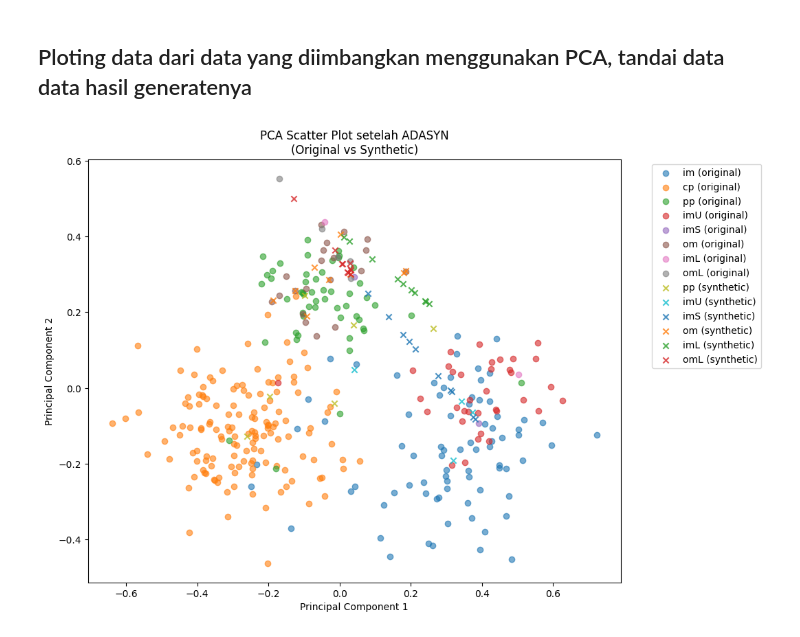
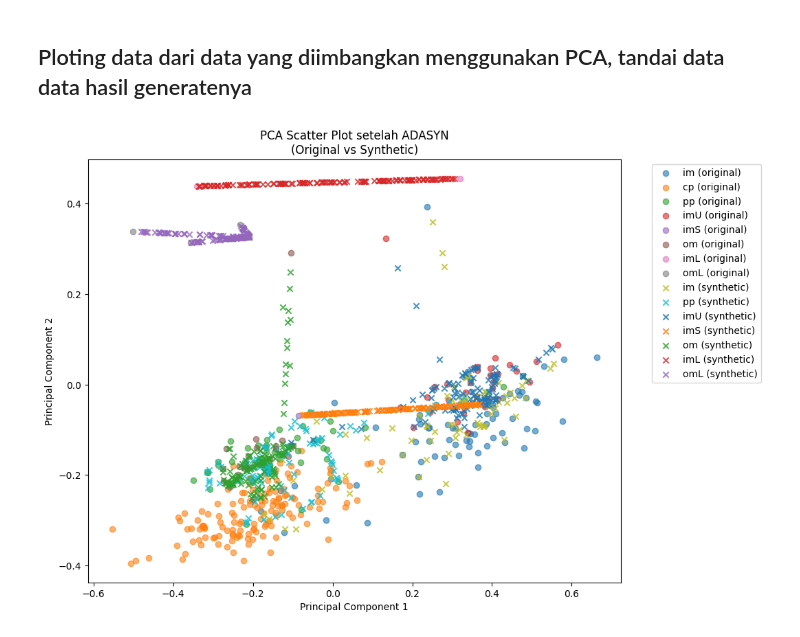
Before and after one commit to Frinzz03/PSD, a Jupyter notebook: _sources/Imbalanced Data.ipynb, the cells around one changed output. Drawn from its saved outputs; the diff is of its cells as text; code cells hidden in the pictures.

Commit message:
update_imbalanced_data

```diff
--- a/_sources/Imbalanced Data.ipynb
+++ b/_sources/Imbalanced Data.ipynb
@@ -79,12 +81,9 @@ print(tabulate(df, headers='keys', tablefmt='grid'))
 
 Data ditampilkan menggunakan PCA yang mana data sudaha ditranspormasikan menjadi 2 dimensi
 # %%
-import matplotlib.pyplot as plt
-from sklearn.preprocessing import StandardScaler
-from sklearn.decomposition import PCA
-
 # Pisahkan fitur dan target
 X = df.drop(columns=['Sequence','class'])
+y = df["class"]
 
 # Lakukan PCA ke 2 dimensi
 pca = PCA(n_components=2)
@@ -190,0 +111,24 @@ plt.show()
+# %%
+# Ambil data dari MySQL
+df = fetch_mysql_data()
+
+# Pastikan kolom kelas ada
+if "class" in df.columns:
+    # Hitung jumlah data tiap kelas
+    class_counts = df["class"].value_counts()
+
+    # Tampilkan dalam bentuk angka
+    print("Jumlah data untuk setiap kelas:")
+    print(class_counts)
+
+    # Visualisasi dalam bentuk grafik batang
+    plt.figure(figsize=(8, 5))
+    class_counts.plot(kind="bar", color="skyblue", edgecolor="black")
+    plt.title("Jumlah Data per Kelas")
+    plt.xlabel("Kelas")
+    plt.ylabel("Jumlah")
+    plt.xticks(rotation=45)
+    plt.tight_layout()
+    plt.show()
+else:
+    print("Kolom 'class' tidak ditemukan dalam dataset.")
@@ -195,38 +432,40 @@ from sklearn.decomposition import PCA
 import matplotlib.pyplot as plt
 import pandas as pd
 
-# 1. Simpan jumlah data awal
-n_original = len(X)
+# 1. Simpan jumlah data awal (sebelum ADASYN)
+# Mengambil jumlah data dari df asli, bukan dari X
+n_original = len(df)
 
-# 2. Lakukan PCA ke 2 dimensi
+# 2. Lakukan PCA ke 2 dimensi pada data hasil ADASYN
 pca = PCA(n_components=2)
-X_pca = pca.fit_transform(nt)
+X_pca = pca.fit_transform(X_resampled) # Menggunakan X_resampled dari ADASYN
 
 # 3. Buat DataFrame hasil PCA untuk plotting
 df_pca = pd.DataFrame(X_pca, columns=["PC1", "PC2"])
-df_pca["class"] = ns.values if isinstance(ns, pd.Series) else ns
+df_pca["class"] = y_resampled # Menggunakan y_resampled dari ADASYN
 
 # Tandai data asli vs synthetic
+# Asumsikan sampel asli berada di awal X_resampled/y_resampled
 df_pca["status"] = ["original"] * n_original + ["synthetic"] * (len(df_pca) - n_original)
 
 # 4. Scatter plot dengan penanda synthetic
 plt.figure(figsize=(10,8))
 
 # Plot data original
 for c in df_pca["class"].unique():
     subset = df_pca[(df_pca["class"] == c) & (df_pca["status"] == "original")]
     plt.scatter(subset["PC1"], subset["PC2"], label=f"{c} (original)", alpha=0.6, marker='o')
 
 # Plot data synthetic (pakai marker berbeda)
 for c in df_pca["class"].unique():
     subset = df_pca[(df_pca["class"] == c) & (df_pca["status"] == "synthetic")]
     if not subset.empty:
         plt.scatter(subset["PC1"], subset["PC2"], label=f"{c} (synthetic)", alpha=0.8, marker='x')
 
 plt.title("PCA Scatter Plot setelah ADASYN\n(Original vs Synthetic)")
 plt.xlabel("Principal Component 1")
 plt.ylabel("Principal Component 2")
 plt.legend(bbox_to_anchor=(1.05, 1), loc='upper left')
 plt.show()
 # %% [output]
-[figure, old version]
+[figure, new version]
```
Also changed, not shown: parts of 12 cells of this notebook, 8 other files.
